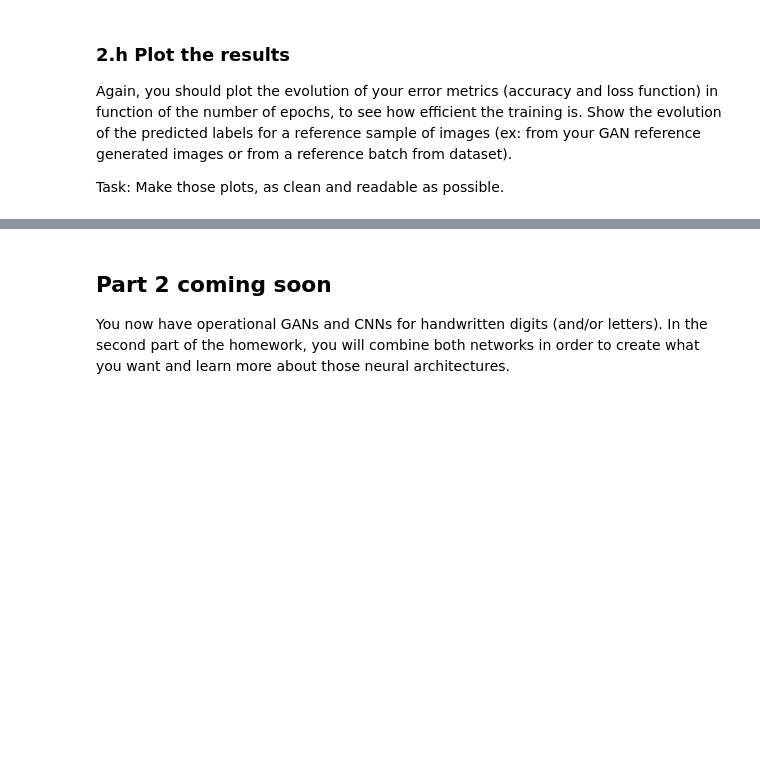
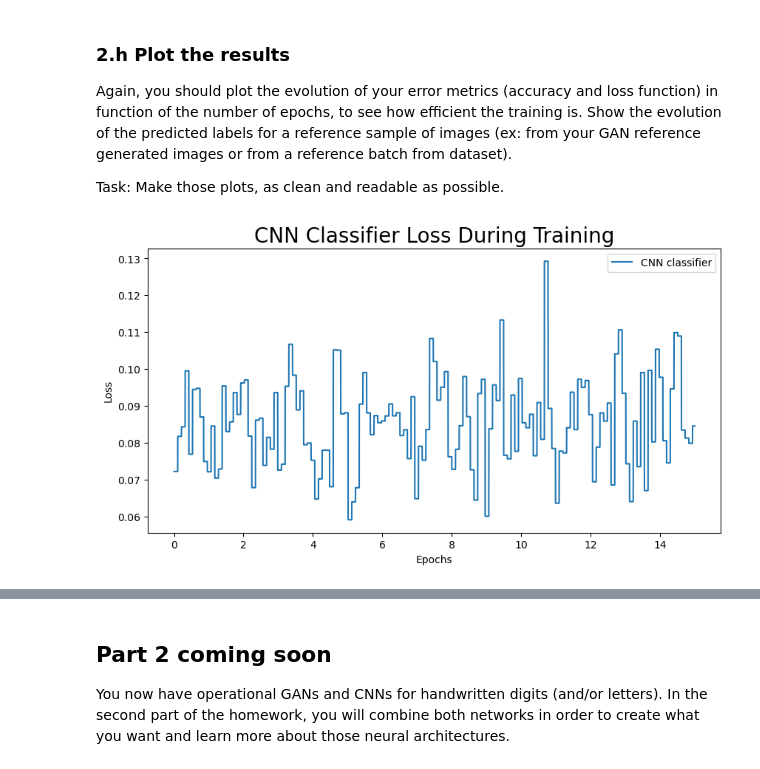
Before and after one commit to Pietro-Gavazzi/linma2472-project, a Jupyter notebook: project3/siqi.ipynb, the cells around one changed output, grey strips where cells are left out. Drawn from its saved outputs; the diff is of its cells as text; code cells hidden in the pictures; blank space fills up the shorter version.

```diff
--- a/project3/siqi.ipynb
+++ b/project3/siqi.ipynb
@@ -532,7 +532,7 @@ Task: Code the GAN training from the pseudo-code given above. Don't forget to sw
 
 # TO COMPLETE
 
-def train_gan(gen, dis, data_loader, dim_latent_space, fixed_noise, num_epochs_gan=5, batch_size=32):
+def train_gan(gen, dis, data_loader, dim_latent_space, fixed_noise, num_epochs_gan=num_epochs_gan, batch_size=batch_size):
     st = time.time()
     dis_acc_real = []
     dis_acc_fake =[]
@@ -687,16 +687,16 @@ You should plot the evolution of your error metrics (accuracy and loss function)
 
 Task: Make those plots, as clean and readable as possible.
 # %%
-def step100_avg(metric_list):
+def step_avg(metric_list, steps):
     avgs_list = []
     ls = []
     for i in range(len(metric_list)):
 
         ls.append(metric_list[i])
-        if ((i + 1) % 100 == 0):
+        if ((i + 1) % steps == 0):
             avg_ls = np.mean(ls)
             ls = []
-            for j in range(100):
+            for j in range(steps):
                 avgs_list.append(avg_ls)
 
         elif i == (len(metric_list) - 1):
@@ -986,7 +988,7 @@ def computeCNNAccuracy(y_predicted,y_true):
     accuracy = 0.0
 
     # TO COMPLETE
-
+    accuracy = torch.sum((y_predicted == y_true) / len(y_true))
     return accuracy
 # %% [markdown]
 ### 2.f Preparing the training process
@@ -1035,0 +1100,2 @@ Task: Code the CNN training from the pseudo-code given above. Don't forget to sw
+# %%
+acc_list_cnn, losses_list_cnn, img_list_cnn, epoch_list_cnn = train_CNN(cnn, num_epochs_cnn, train_loader, batch_size)
@@ -1044,0 +1125,18 @@ Task: Make those plots, as clean and readable as possible.
+# %%
+# Plots of accuracy and of loss function, images generated from your reference sample.
+
+# TO COMPLETE
+
+x_epochs = torch.arange(0, len(train_loader) * num_epochs_cnn) / len(train_loader)
+y_cnn_loss = step_avg(losses_list_cnn, 200)
+
+plt.figure(figsize=(10,5))
+plt.title("CNN Classifier Loss During Training")
+plt.plot(x_epochs, y_cnn_loss, label="CNN classifier")
+plt.xlabel("Epochs")
+plt.ylabel("Loss")
+plt.legend()
+plt.savefig('./Figures/cnn_loss.svg')
+plt.show()
+# %% [output]
+[figure, added]
```
Also changed, not shown: parts of 14 cells of this notebook, 3 other files.
